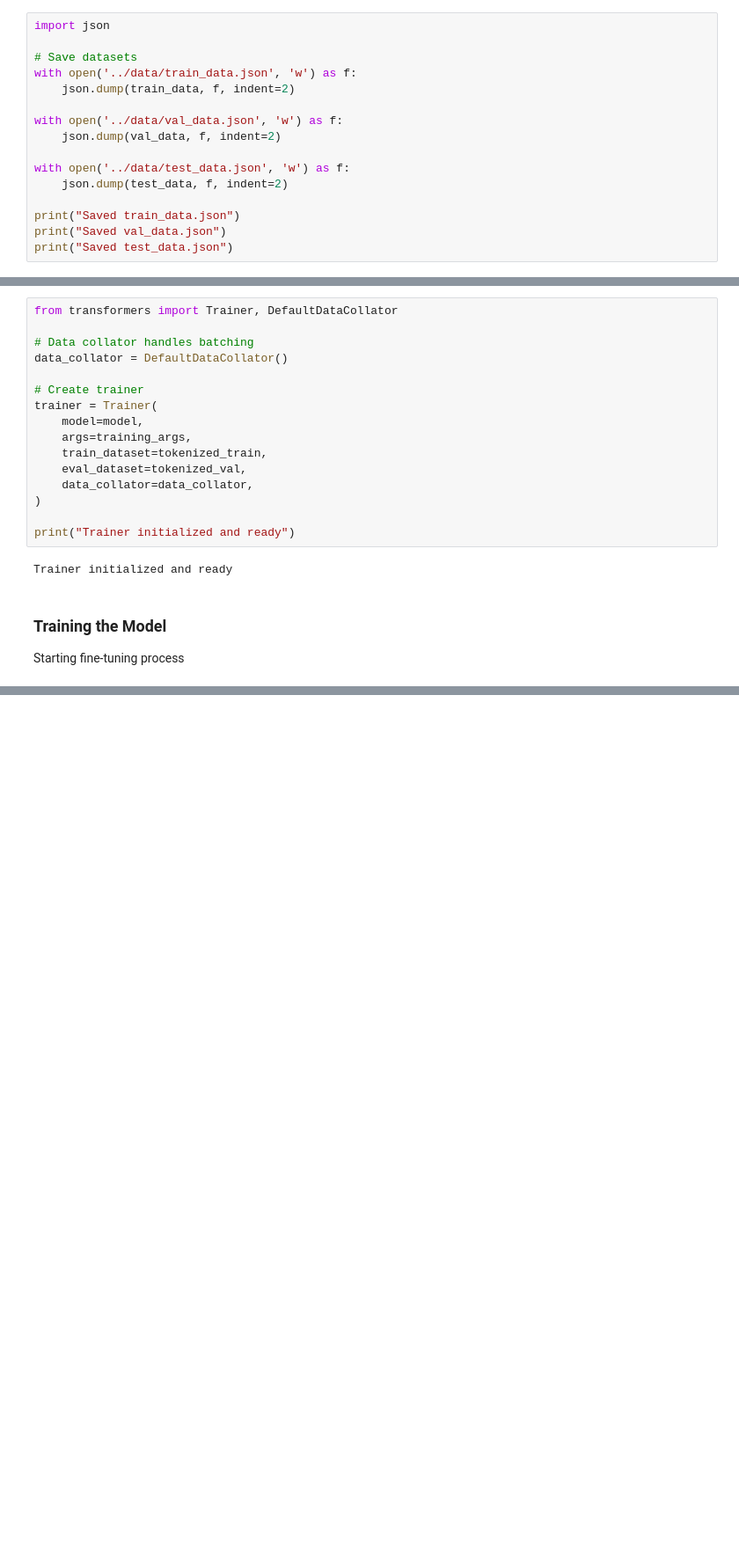
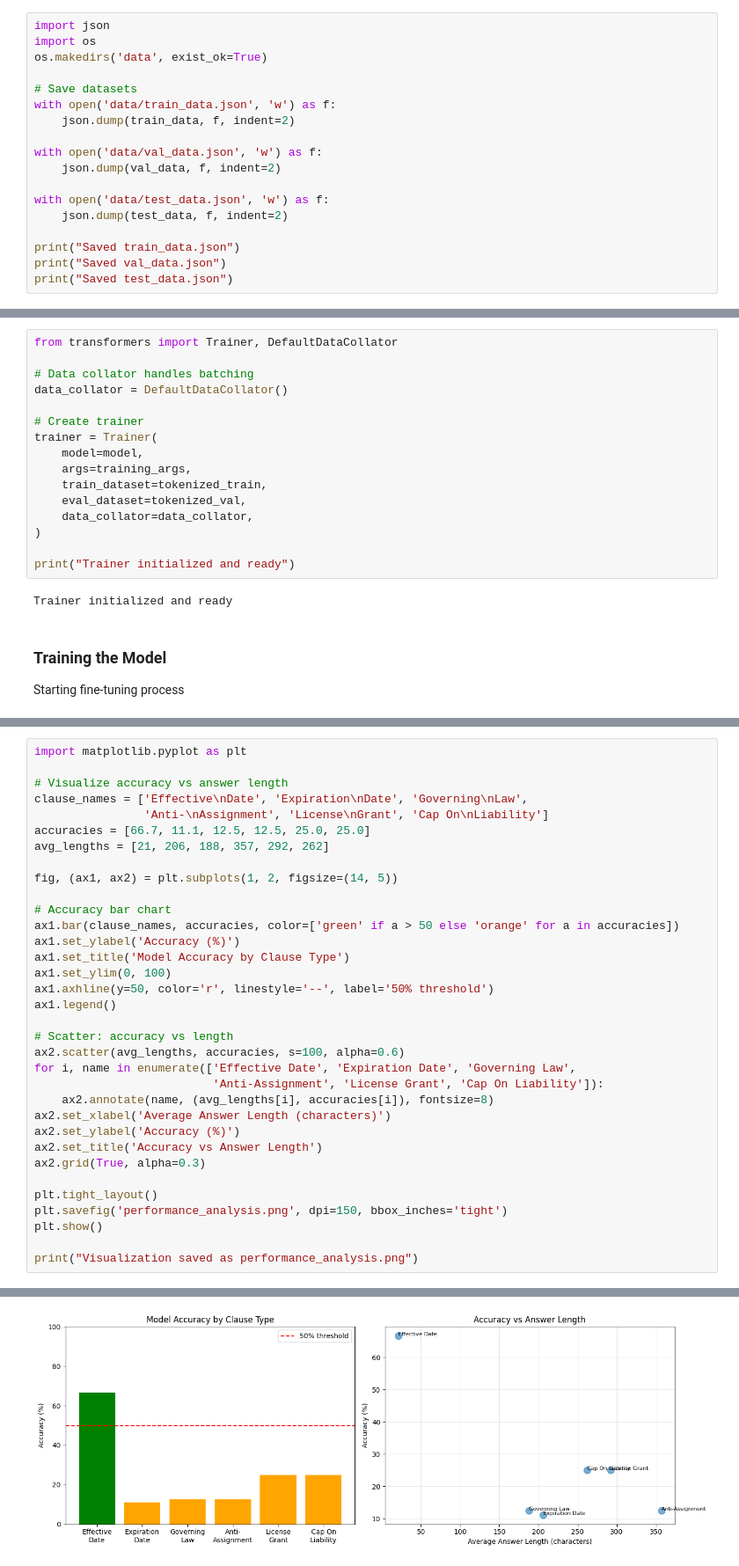
Before and after one commit to raghuneu/FineTuning_LLM, a Jupyter notebook: notebooks/contract_extraction.ipynb, the cells around one changed output, grey strips where cells are left out. Shown at 88% size. Cells and saved outputs as stored; diff of their text form; blank space fills up the shorter version.

Commit message:
Final: Complete Training with documentation and inference pipeline

```diff
--- a/notebooks/contract_extraction.ipynb
+++ b/notebooks/contract_extraction.ipynb
@@ -238,15 +282,17 @@ Val examples: 456 (76 contracts × 6 clauses)
 Test examples: 462 (77 contracts × 6 clauses)
 # %%
 import json
+import os
+os.makedirs('data', exist_ok=True)
 
 # Save datasets
-with open('../data/train_data.json', 'w') as f:
+with open('data/train_data.json', 'w') as f:
     json.dump(train_data, f, indent=2)
 
-with open('../data/val_data.json', 'w') as f:
+with open('data/val_data.json', 'w') as f:
     json.dump(val_data, f, indent=2)
 
-with open('../data/test_data.json', 'w') as f:
+with open('data/test_data.json', 'w') as f:
     json.dump(test_data, f, indent=2)
 
 print("Saved train_data.json")
@@ -462,0 +809,35 @@ KeyboardInterrupt:
+# %%
+import matplotlib.pyplot as plt
+
+# Visualize accuracy vs answer length
+clause_names = ['Effective\nDate', 'Expiration\nDate', 'Governing\nLaw',
+                'Anti-\nAssignment', 'License\nGrant', 'Cap On\nLiability']
+accuracies = [66.7, 11.1, 12.5, 12.5, 25.0, 25.0]
+avg_lengths = [21, 206, 188, 357, 292, 262]
+
+fig, (ax1, ax2) = plt.subplots(1, 2, figsize=(14, 5))
+
+# Accuracy bar chart
+ax1.bar(clause_names, accuracies, color=['green' if a > 50 else 'orange' for a in accuracies])
+ax1.set_ylabel('Accuracy (%)')
+ax1.set_title('Model Accuracy by Clause Type')
+ax1.set_ylim(0, 100)
+ax1.axhline(y=50, color='r', linestyle='--', label='50% threshold')
+ax1.legend()
+
+# Scatter: accuracy vs length
+ax2.scatter(avg_lengths, accuracies, s=100, alpha=0.6)
+for i, name in enumerate(['Effective Date', 'Expiration Date', 'Governing Law',
+                          'Anti-Assignment', 'License Grant', 'Cap On Liability']):
+    ax2.annotate(name, (avg_lengths[i], accuracies[i]), fontsize=8)
+ax2.set_xlabel('Average Answer Length (characters)')
+ax2.set_ylabel('Accuracy (%)')
+ax2.set_title('Accuracy vs Answer Length')
+ax2.grid(True, alpha=0.3)
+
+plt.tight_layout()
+plt.savefig('performance_analysis.png', dpi=150, bbox_inches='tight')
+plt.show()
+
+print("Visualization saved as performance_analysis.png")
+# %% [output]
@@ -462,0 +845 @@ KeyboardInterrupt:
+[figure, added]
```
Also changed, not shown: parts of 34 cells of this notebook.
